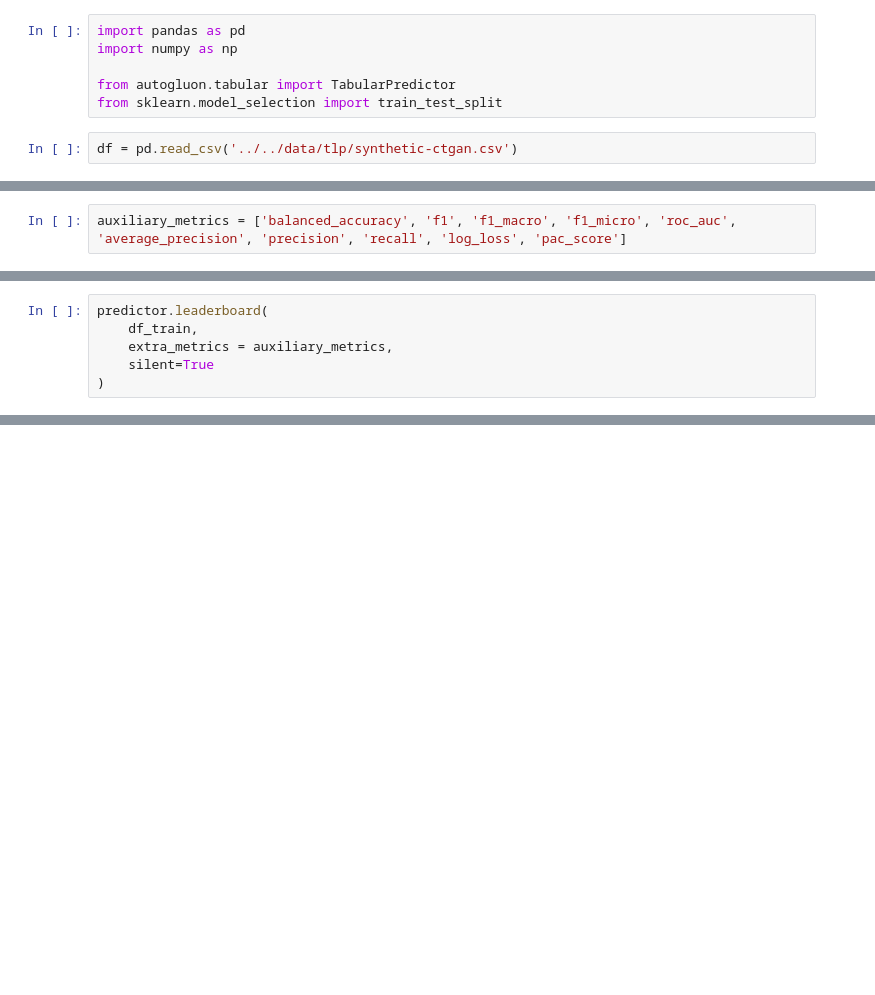
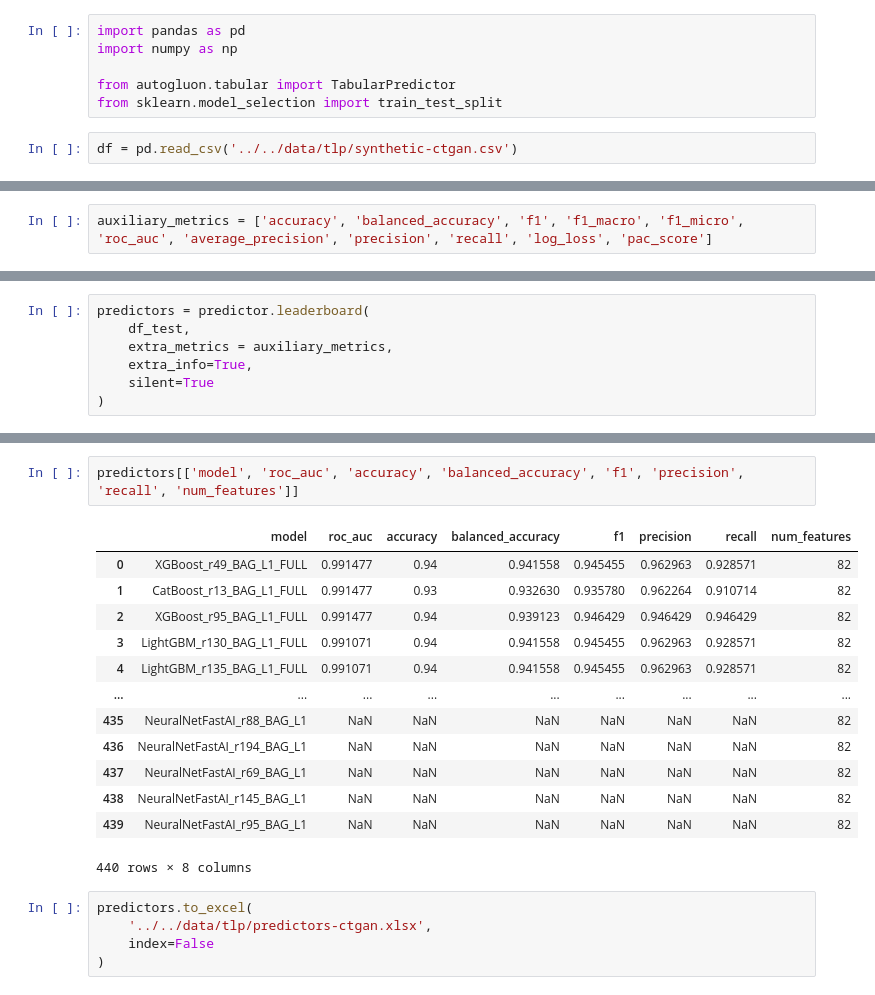
Before and after one commit to jgalanl/synthetic-data, a Jupyter notebook: autogluon/tlp/autogluon_tlp_synthetic_ctgan.ipynb, the cells around one changed output, grey strips where cells are left out. Cells and saved outputs as stored; diff of their text form; blank space fills up the shorter version.

```diff
--- a/autogluon/tlp/autogluon_tlp_synthetic_ctgan.ipynb
+++ b/autogluon/tlp/autogluon_tlp_synthetic_ctgan.ipynb
@@ -183,5 +189,5 @@ Plot summary of models saved to file: AutogluonModels/synthetic/ctgan/v1SummaryO
 # %%
-auxiliary_metrics = ['balanced_accuracy', 'f1', 'f1_macro', 'f1_micro', 'roc_auc', 'average_precision', 'precision', 'recall', 'log_loss', 'pac_score']
+auxiliary_metrics = ['accuracy', 'balanced_accuracy', 'f1', 'f1_macro', 'f1_micro', 'roc_auc', 'average_precision', 'precision', 'recall', 'log_loss', 'pac_score']
 # %%
 predictor.evaluate(
     df_test,
@@ -210,6 +220,7 @@ Evaluations on test data:
 # %%
-predictor.leaderboard(
-    df_train,
+predictors = predictor.leaderboard(
+    df_test,
     extra_metrics = auxiliary_metrics,
+    extra_info=True,
     silent=True
 )
@@ -230,3 +227,24 @@ predictor.leaderboard(
+# %%
+predictors[['model', 'roc_auc', 'accuracy', 'balanced_accuracy', 'f1', 'precision', 'recall', 'num_features']]
+# %% [output]
+|  | model | roc_auc | accuracy | balanced_accuracy | f1 | precision | recall | num_features |
+| 0 | XGBoost_r49_BAG_L1_FULL | 0.991477 | 0.94 | 0.941558 | 0.945455 | 0.962963 | 0.928571 | 82 |
+| 1 | CatBoost_r13_BAG_L1_FULL | 0.991477 | 0.93 | 0.932630 | 0.935780 | 0.962264 | 0.910714 | 82 |
+| 2 | XGBoost_r95_BAG_L1_FULL | 0.991477 | 0.94 | 0.939123 | 0.946429 | 0.946429 | 0.946429 | 82 |
+| 3 | LightGBM_r130_BAG_L1_FULL | 0.991071 | 0.94 | 0.941558 | 0.945455 | 0.962963 | 0.928571 | 82 |
+| 4 | LightGBM_r135_BAG_L1_FULL | 0.991071 | 0.94 | 0.941558 | 0.945455 | 0.962963 | 0.928571 | 82 |
+| ... | ... | ... | ... | ... | ... | ... | ... | ... |
+| 435 | NeuralNetFastAI_r88_BAG_L1 | NaN | NaN | NaN | NaN | NaN | NaN | 82 |
+| 436 | NeuralNetFastAI_r194_BAG_L1 | NaN | NaN | NaN | NaN | NaN | NaN | 82 |
+| 437 | NeuralNetFastAI_r69_BAG_L1 | NaN | NaN | NaN | NaN | NaN | NaN | 82 |
+| 438 | NeuralNetFastAI_r145_BAG_L1 | NaN | NaN | NaN | NaN | NaN | NaN | 82 |
+| 439 | NeuralNetFastAI_r95_BAG_L1 | NaN | NaN | NaN | NaN | NaN | NaN | 82 |
+440 rows × 8 columns
+# %%
+predictors.to_excel(
+    '../../data/tlp/predictors-ctgan.xlsx',
+    index=False
+)
 # %%
 predictor.feature_importance(data=df_train)
 # %% [output]
```
Also changed, not shown: parts of 12 cells of this notebook, 6 other files.
